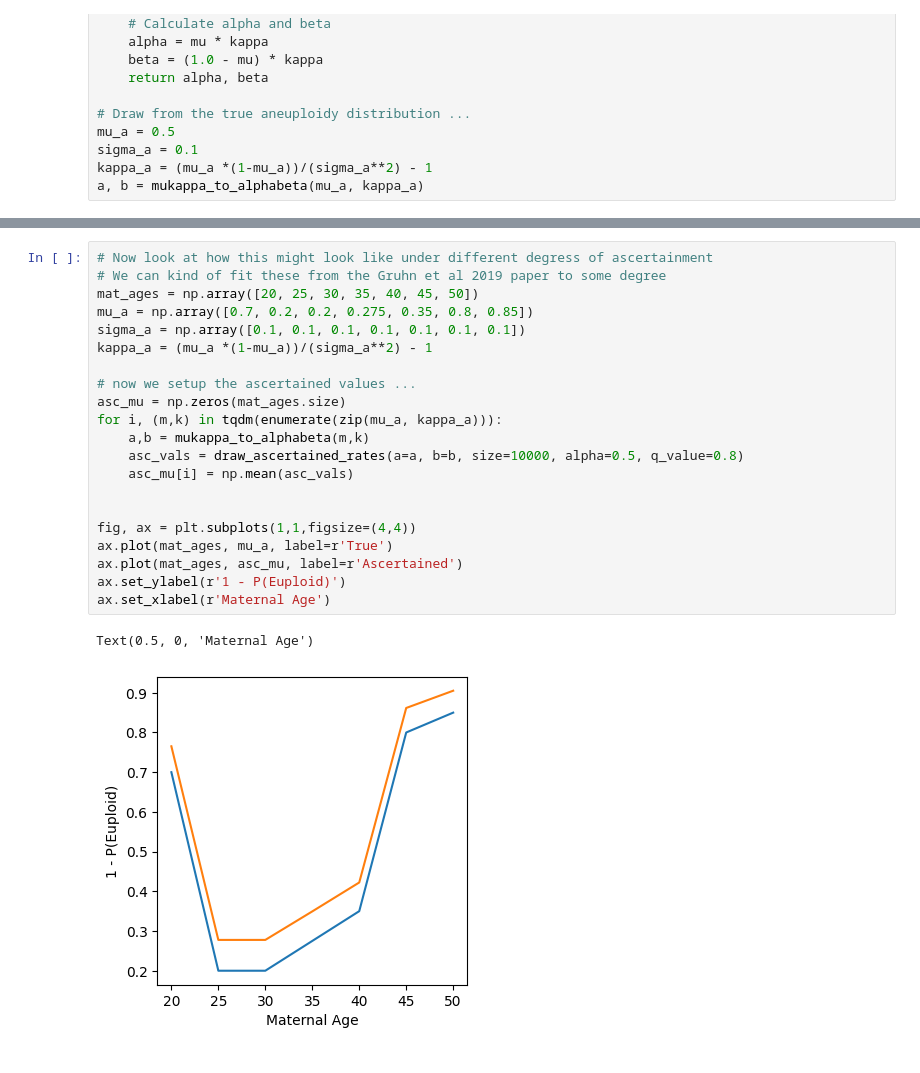
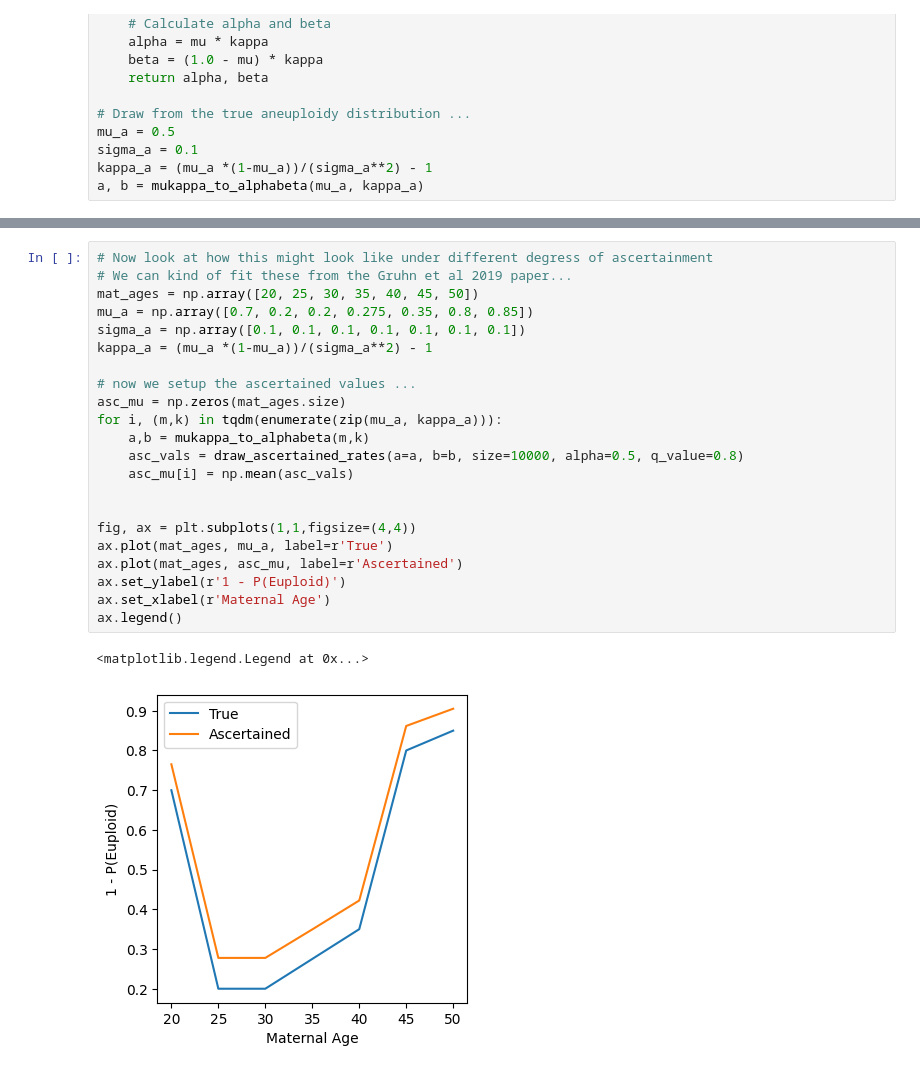
Before and after one commit to aabiddanda/fecundability_model, a Jupyter notebook: notebooks/ascertainment_rate_aneuploidy.ipynb, the cells around one changed output, grey strips where cells are left out. Drawn from its saved outputs; the diff is of its cells as text.

```diff
--- a/notebooks/ascertainment_rate_aneuploidy.ipynb
+++ b/notebooks/ascertainment_rate_aneuploidy.ipynb
@@ -59,24 +61,25 @@ Text(0, 0.5, 'Density')
 # %%
 # Now look at how this might look like under different degress of ascertainment
-# We can kind of fit these from the Gruhn et al 2019 paper to some degree
+# We can kind of fit these from the Gruhn et al 2019 paper...
 mat_ages = np.array([20, 25, 30, 35, 40, 45, 50])
 mu_a = np.array([0.7, 0.2, 0.2, 0.275, 0.35, 0.8, 0.85])
 sigma_a = np.array([0.1, 0.1, 0.1, 0.1, 0.1, 0.1, 0.1])
 kappa_a = (mu_a *(1-mu_a))/(sigma_a**2) - 1
 
 # now we setup the ascertained values ...
 asc_mu = np.zeros(mat_ages.size)
 for i, (m,k) in tqdm(enumerate(zip(mu_a, kappa_a))):
     a,b = mukappa_to_alphabeta(m,k)
     asc_vals = draw_ascertained_rates(a=a, b=b, size=10000, alpha=0.5, q_value=0.8)
     asc_mu[i] = np.mean(asc_vals)
 
 
 fig, ax = plt.subplots(1,1,figsize=(4,4))
 ax.plot(mat_ages, mu_a, label=r'True')
 ax.plot(mat_ages, asc_mu, label=r'Ascertained')
 ax.set_ylabel(r'1 - P(Euploid)')
 ax.set_xlabel(r'Maternal Age')
+ax.legend()
 # %% [output]
-Text(0.5, 0, 'Maternal Age')
+<matplotlib.legend.Legend at 0x...>
-[figure, old version]
+[figure, new version]
```
Also changed, not shown: parts of 3 cells of this notebook, 3 other files.
